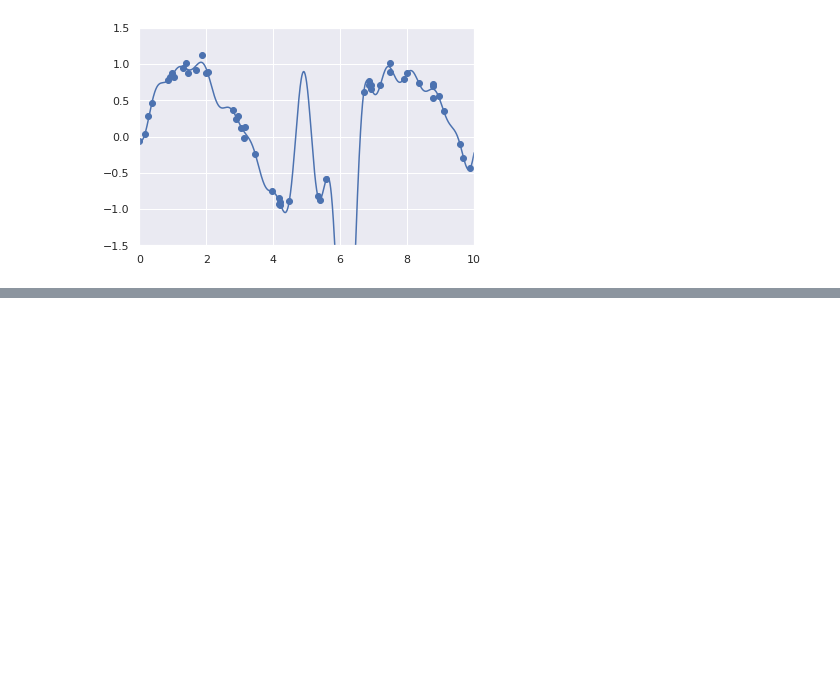
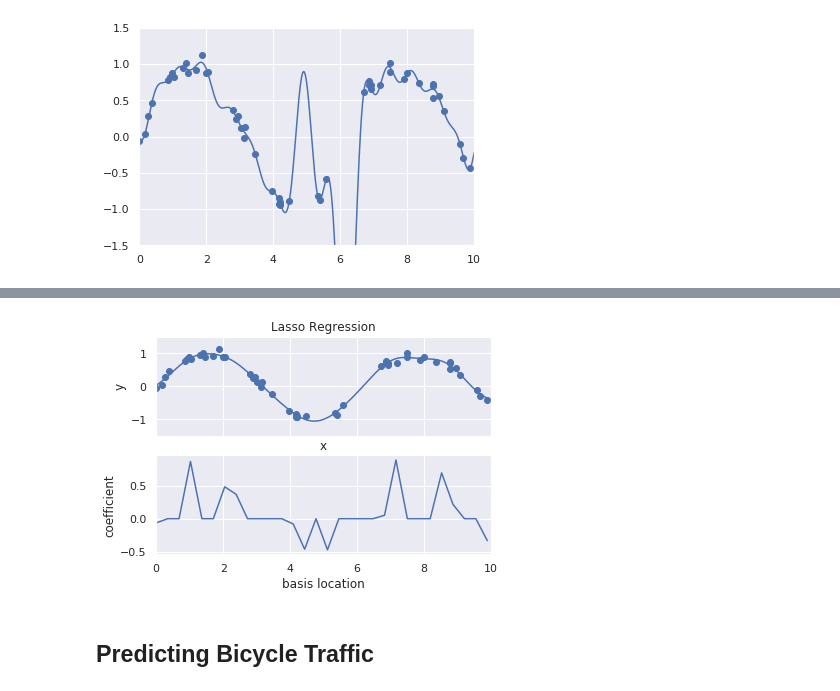
Before and after one commit to Simonliuwaterloo/python_data_science_handbook, a Jupyter notebook: linear_regression.ipynb, the cells around one changed output, grey strips where cells are left out. Drawn from its saved outputs; the diff is of its cells as text; code cells hidden in the pictures; blank space fills up the shorter version.

```diff
--- a/linear_regression.ipynb
+++ b/linear_regression.ipynb
@@ -137,0 +172,12 @@ plt.ylim(-1.5, 1.5)
+# %%
+# Lasso regularization L1
+# favor sparse models
+# preferentially sets model coefficients to exactly zero
+
+from sklearn.linear_model import Lasso
+model = make_pipeline(GaussianFeatures(30), Lasso(alpha=0.001))
+basis_plot(model, title='Lasso Regression')
+# %% [output]
+[figure, added]
+# %% [markdown]
+## Predicting Bicycle Traffic
```
Also changed, not shown: parts of 3 cells of this notebook, 6 other files.
